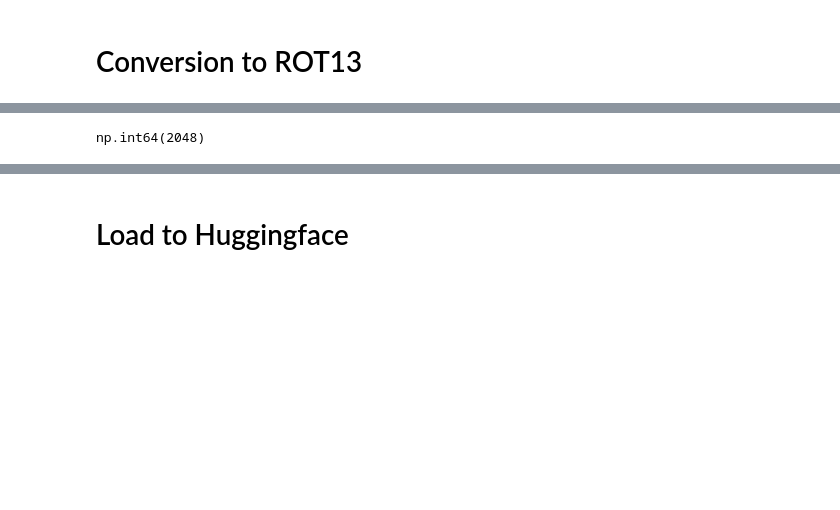
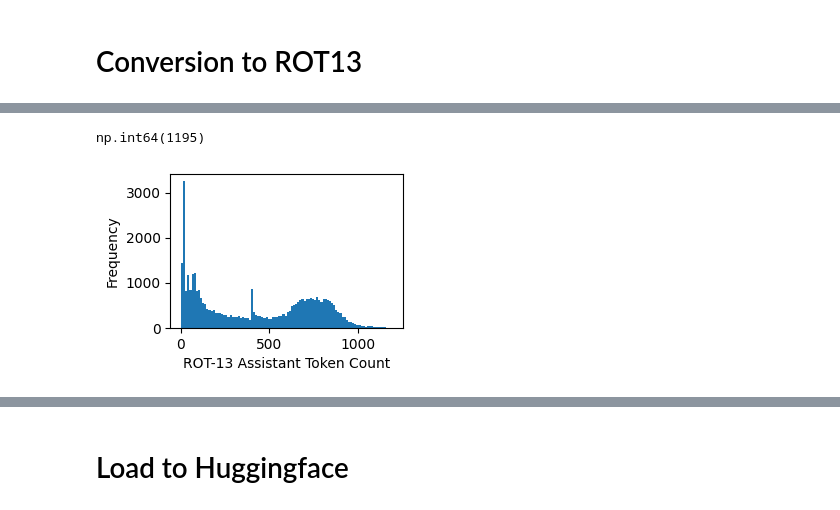
Before and after one commit to chingf/encoded_reasoning, a Jupyter notebook: convert_to_rot13.ipynb, the cells around one changed output, grey strips where cells are left out. Saved outputs shown, nothing was run; the diff lists cells and outputs as text; code cells hidden in the pictures; blank space fills up the shorter version.

```diff
--- a/convert_to_rot13.ipynb
+++ b/convert_to_rot13.ipynb
@@ -96,9 +121,14 @@ new_hf_dataset.save_to_disk(rot13_save_path)
 # %%
 counts = content_token_counts(new_dataset, tokenizer)
 counts = np.array(counts)
+plt.figure(figsize=(3,2))
+plt.hist(counts, bins=100)
+plt.xlabel('ROT-13 Assistant Token Count')
+plt.ylabel('Frequency')
 counts.max()
 # %% [output]
-np.int64(2048)
+np.int64(1195)
+[figure, added]
 # %%
 counts = content_token_counts(new_dataset, tokenizer, role='user')
 counts = np.array(counts)
```
Also changed, not shown: parts of 21 cells of this notebook, 1 other file.
